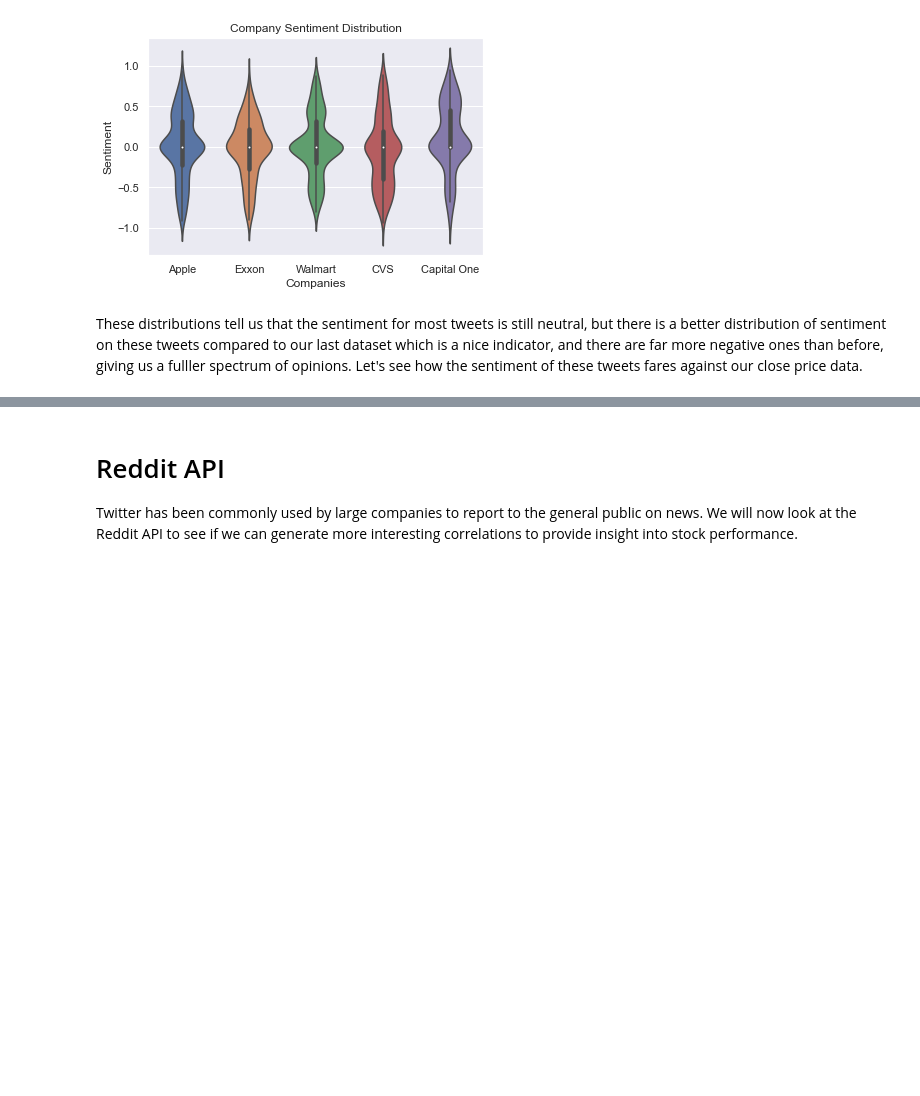
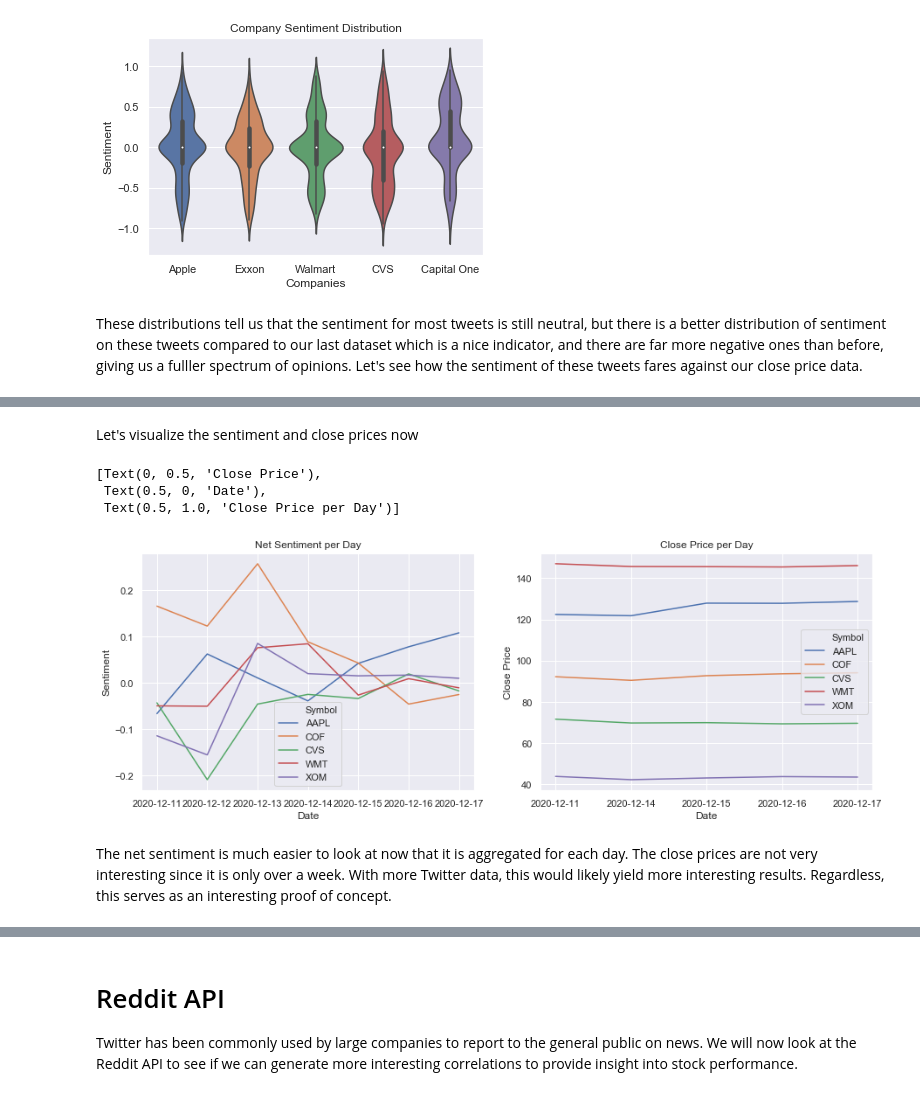
Before and after one commit to gilaniasher/sentiment-driven-market-analysis, a Jupyter notebook: results.ipynb, the cells around one changed output, grey strips where cells are left out. Drawn from its saved outputs; the diff is of its cells as text; code cells hidden in the pictures; blank space fills up the shorter version.

```diff
--- a/results.ipynb
+++ b/results.ipynb
@@ -460,0 +424,5 @@ plt.legend(loc=(1, .5))
+# %%
+# For each company on each day, get the average of the sentiment
+rel_cols = ['Symbol', 'Date', 'Sentiment', 'Close']
+net_df = tweet_df[rel_cols].groupby(['Symbol', 'Date']).mean().reset_index()
+net_df.head()
@@ -460,0 +436,17 @@ plt.legend(loc=(1, .5))
+# %% [markdown]
+Let's visualize the sentiment and close prices now
+# %%
+fig, (ax1, ax2) = plt.subplots(1, 2, figsize=(15, 5))
+
+sns.lineplot(x='Date', y='Sentiment', hue='Symbol', data=net_df, ax=ax1)
+ax1.set(title='Net Sentiment per Day', xlabel='Date', ylabel='Sentiment')
+
+sns.lineplot(x='Date', y='Close', hue='Symbol', data=net_df, ax=ax2)
+ax2.set(title='Close Price per Day', xlabel='Date', ylabel='Close Price')
+# %% [output]
+[Text(0, 0.5, 'Close Price'),
+ Text(0.5, 0, 'Date'),
+ Text(0.5, 1.0, 'Close Price per Day')]
+[figure, added]
+# %% [markdown]
+The net sentiment is much easier to look at now that it is aggregated for each day. The close prices are not very interesting since it is only over a week. With more Twitter data, this would likely yield more interesting results. Regardless, this serves as an interesting proof of concept.
```
Also changed, not shown: parts of 23 cells of this notebook, 1 other file.
